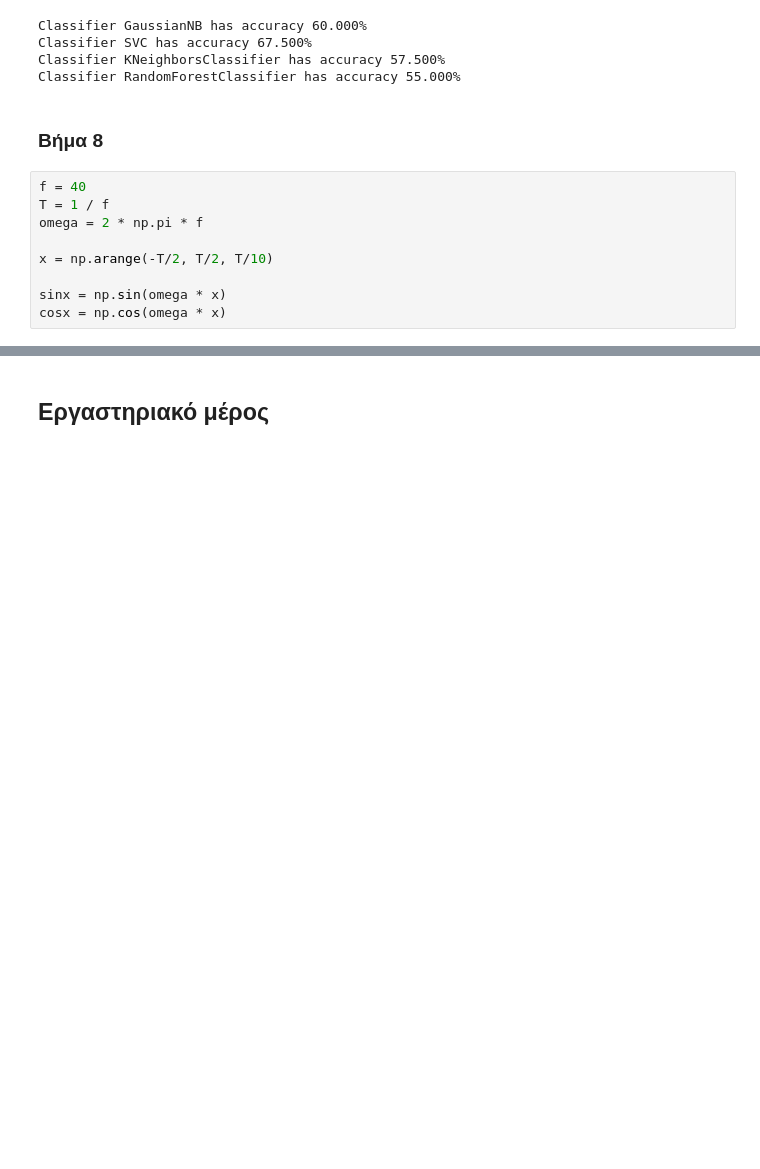
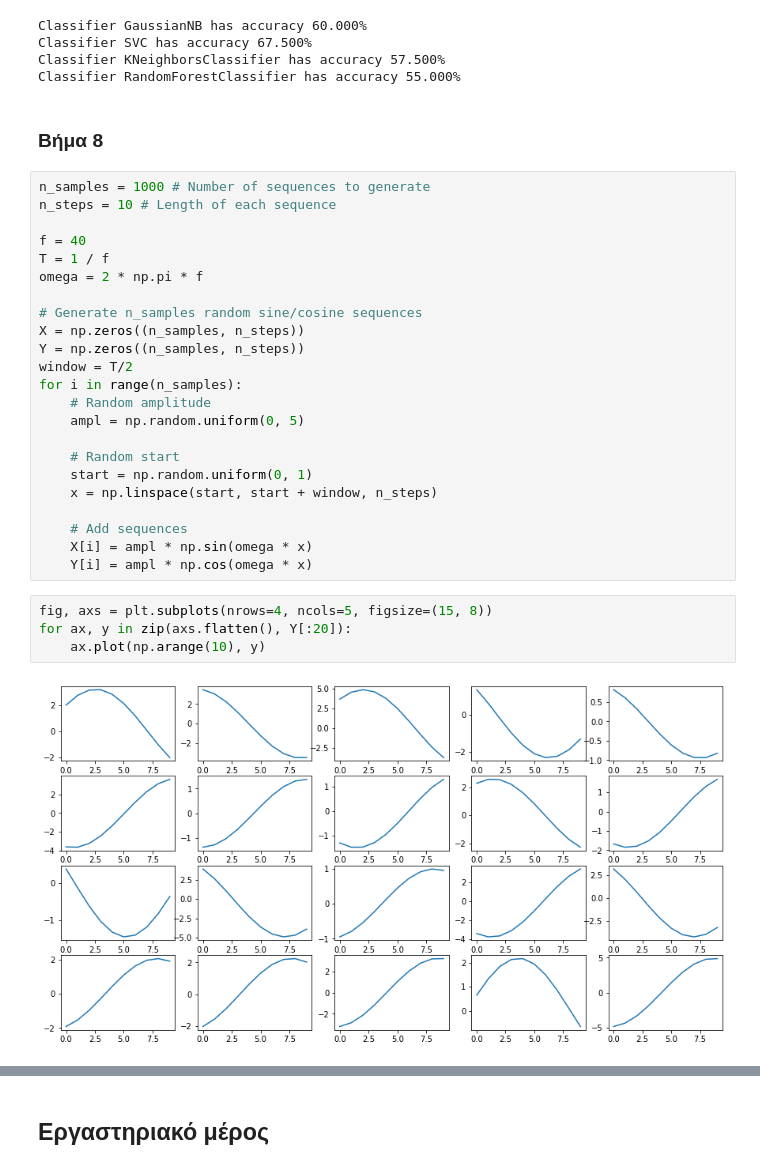
Before and after one commit to JasonChatzitheodorou/PatRec, a Jupyter notebook: Lab2/PatRec_Lab2.ipynb, the cells around one changed output, grey strips where cells are left out. Drawn from its saved outputs; the diff is of its cells as text; blank space fills up the shorter version.

Commit message:
Added step 8

```diff
--- a/Lab2/PatRec_Lab2.ipynb
+++ b/Lab2/PatRec_Lab2.ipynb
@@ -287,12 +294,32 @@ Classifier KNeighborsClassifier has accuracy 57.500%
 Classifier RandomForestClassifier has accuracy 55.000%
 # %% [markdown]
 ### Βήμα 8
-# %%
-f = 40
-T = 1 / f
-omega = 2 * np.pi * f
-
-x = np.arange(-T/2, T/2, T/10)
-
-sinx = np.sin(omega * x)
-cosx = np.cos(omega * x)
+# %%
+n_samples = 1000 # Number of sequences to generate
+n_steps = 10 # Length of each sequence
+
+f = 40
+T = 1 / f
+omega = 2 * np.pi * f
+
+# Generate n_samples random sine/cosine sequences
+X = np.zeros((n_samples, n_steps))
+Y = np.zeros((n_samples, n_steps))
+window = T/2
+for i in range(n_samples):
+    # Random amplitude
+    ampl = np.random.uniform(0, 5)
+
+    # Random start
+    start = np.random.uniform(0, 1)
+    x = np.linspace(start, start + window, n_steps)
+
+    # Add sequences
+    X[i] = ampl * np.sin(omega * x)
+    Y[i] = ampl * np.cos(omega * x)
+# %%
+fig, axs = plt.subplots(nrows=4, ncols=5, figsize=(15, 8))
+for ax, y in zip(axs.flatten(), Y[:20]):
+    ax.plot(np.arange(10), y)
+# %% [output]
+[figure, added]
```
Also changed, not shown: parts of 7 cells of this notebook.
